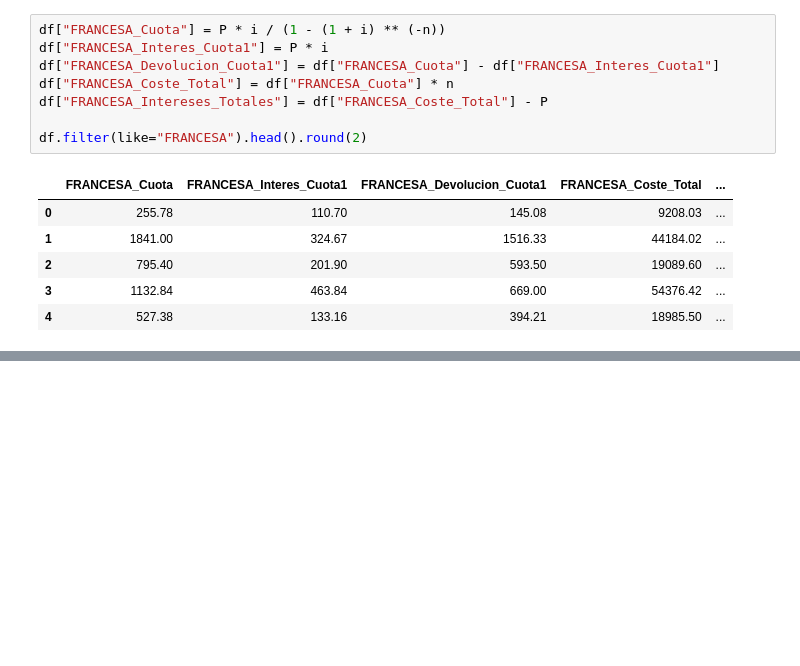
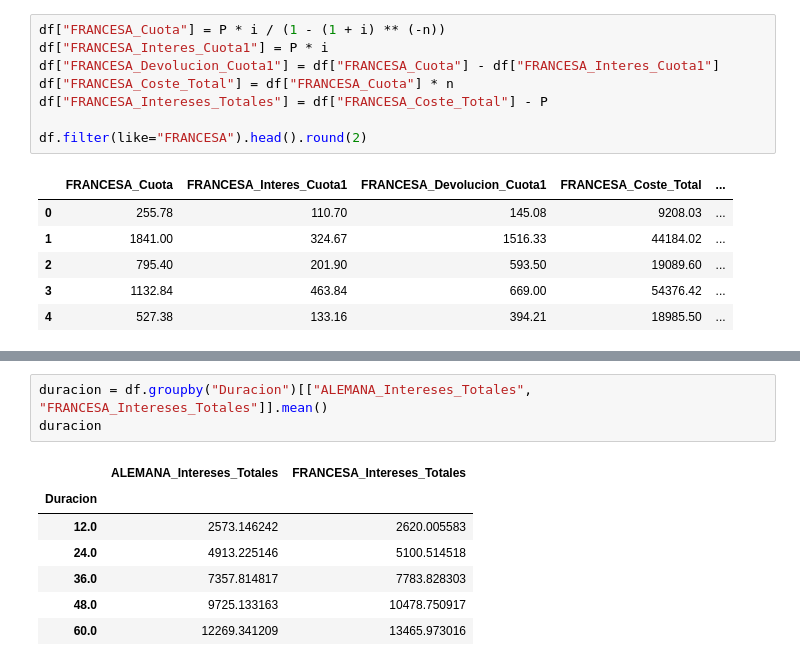
Before and after one commit to NaiaArroyo/RETO-5-NARANJA, a Jupyter notebook: Notebook Amortizacion Francesa y Aleman.ipynb, the cells around one changed output, grey strips where cells are left out. Cells and saved outputs as stored; diff of their text form; blank space fills up the shorter version.

```diff
--- a/Notebook Amortizacion Francesa y Aleman.ipynb
+++ b/Notebook Amortizacion Francesa y Aleman.ipynb
@@ -73,0 +99,11 @@ df.filter(like="FRANCESA").head().round(2)
+# %%
+duracion = df.groupby("Duracion")[["ALEMANA_Intereses_Totales", "FRANCESA_Intereses_Totales"]].mean()
+duracion
+# %% [output]
+|  | ALEMANA_Intereses_Totales | FRANCESA_Intereses_Totales |
+| Duracion |  |  |
+| 12.0 | 2573.146242 | 2620.005583 |
+| 24.0 | 4913.225146 | 5100.514518 |
+| 36.0 | 7357.814817 | 7783.828303 |
+| 48.0 | 9725.133163 | 10478.750917 |
+| 60.0 | 12269.341209 | 13465.973016 |
```
Also changed, not shown: parts of 5 cells of this notebook.
